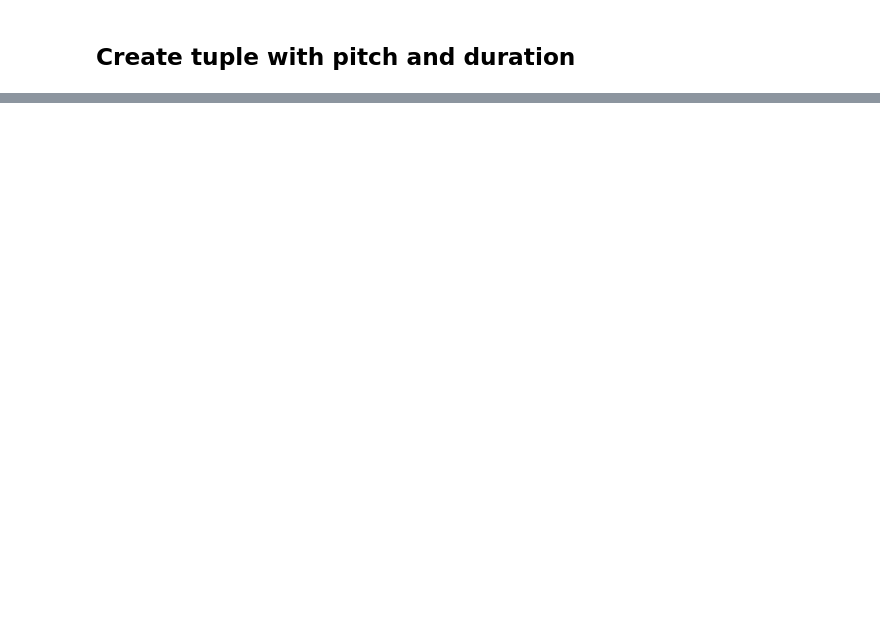
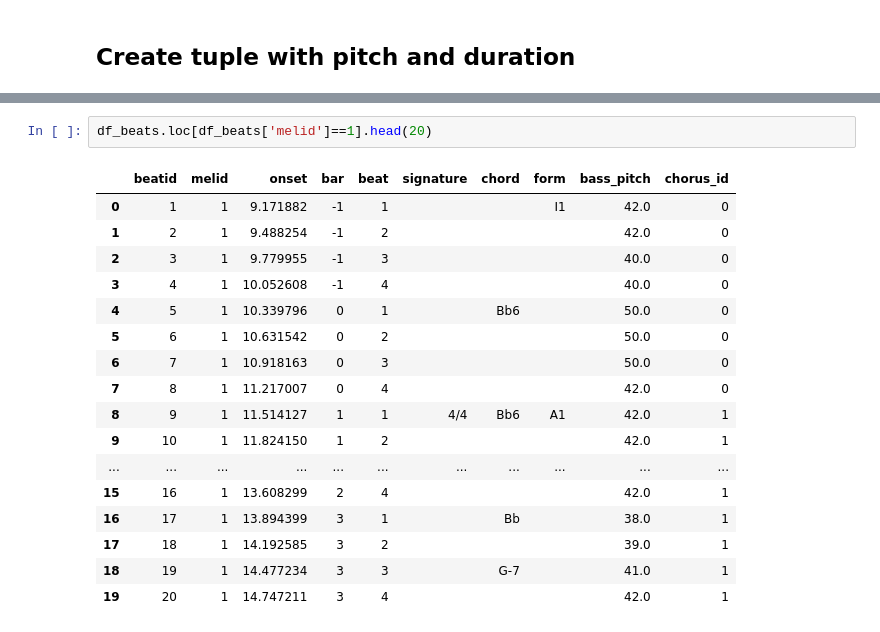
Before and after one commit to nereaiscamu/ML_project2, a Jupyter notebook: data_analysis/combine_melody_beats.ipynb, the cells around one changed output, grey strips where cells are left out. Cells and saved outputs as stored; diff of their text form; blank space fills up the shorter version.

```diff
--- a/data_analysis/combine_melody_beats.ipynb
+++ b/data_analysis/combine_melody_beats.ipynb
@@ -222,0 +236,20 @@ pitch_sequence_per_chord.loc[pitch_sequence_per_chord['melid']==3].head(15)
+# %%
+df_beats.loc[df_beats['melid']==1].head(20)
+# %% [output]
+|  | beatid | melid | onset | bar | beat | signature | chord | form | bass_pitch | chorus_id |
+| 0 | 1 | 1 | 9.171882 | -1 | 1 |  |  | I1 | 42.0 | 0 |
+| 1 | 2 | 1 | 9.488254 | -1 | 2 |  |  |  | 42.0 | 0 |
+| 2 | 3 | 1 | 9.779955 | -1 | 3 |  |  |  | 40.0 | 0 |
+| 3 | 4 | 1 | 10.052608 | -1 | 4 |  |  |  | 40.0 | 0 |
+| 4 | 5 | 1 | 10.339796 | 0 | 1 |  | Bb6 |  | 50.0 | 0 |
+| 5 | 6 | 1 | 10.631542 | 0 | 2 |  |  |  | 50.0 | 0 |
+| 6 | 7 | 1 | 10.918163 | 0 | 3 |  |  |  | 50.0 | 0 |
+| 7 | 8 | 1 | 11.217007 | 0 | 4 |  |  |  | 42.0 | 0 |
+| 8 | 9 | 1 | 11.514127 | 1 | 1 | 4/4 | Bb6 | A1 | 42.0 | 1 |
+| 9 | 10 | 1 | 11.824150 | 1 | 2 |  |  |  | 42.0 | 1 |
+| ... | ... | ... | ... | ... | ... | ... | ... | ... | ... | ... |
+| 15 | 16 | 1 | 13.608299 | 2 | 4 |  |  |  | 42.0 | 1 |
+| 16 | 17 | 1 | 13.894399 | 3 | 1 |  | Bb |  | 38.0 | 1 |
+| 17 | 18 | 1 | 14.192585 | 3 | 2 |  |  |  | 39.0 | 1 |
+| 18 | 19 | 1 | 14.477234 | 3 | 3 |  | G-7 |  | 41.0 | 1 |
+| 19 | 20 | 1 | 14.747211 | 3 | 4 |  |  |  | 42.0 | 1 |
```
Also changed, not shown: parts of 15 cells of this notebook, 5 other files.
